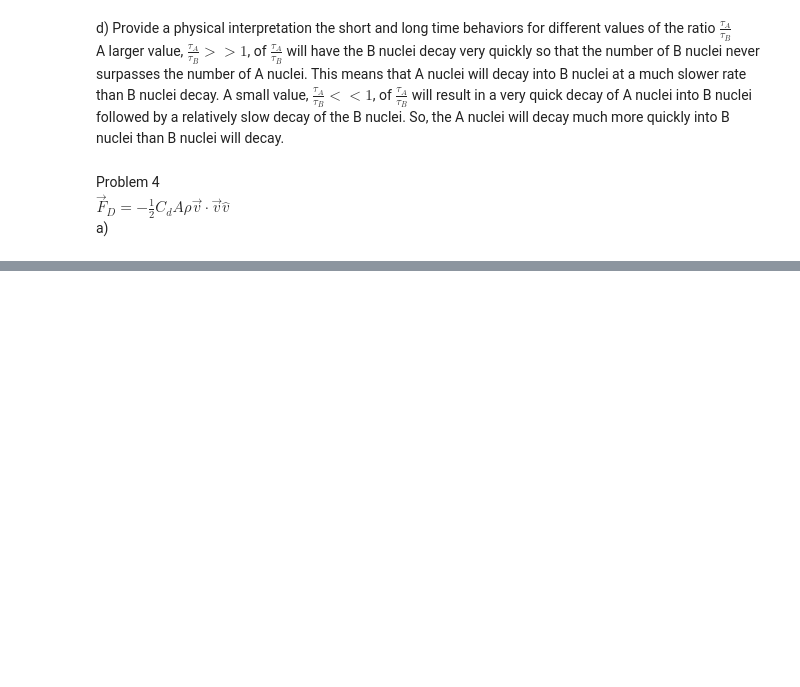
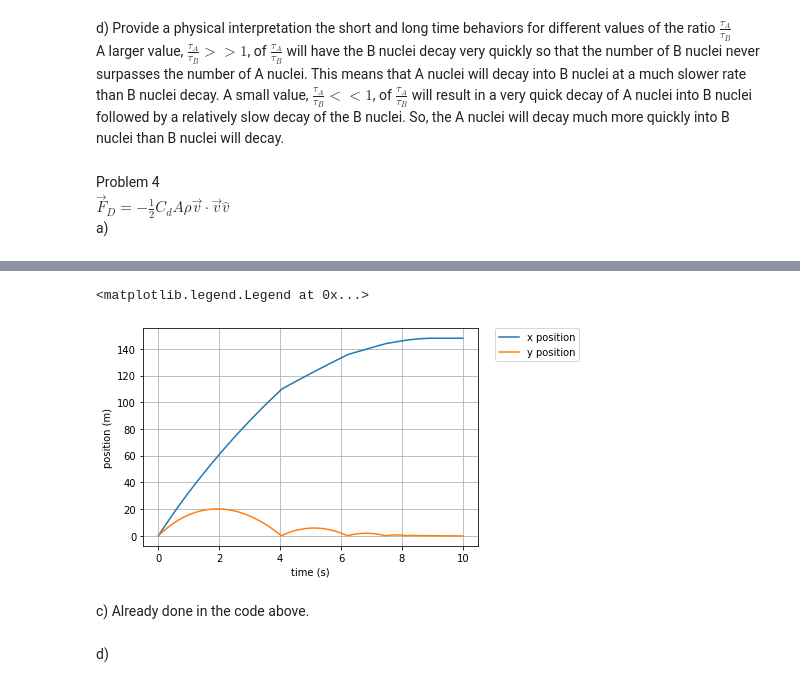
Before and after one commit to calvin-bales/Lectures, a Jupyter notebook: Homework_1.ipynb, the cells around one changed output, grey strips where cells are left out. Saved outputs shown, nothing was run; the diff lists cells and outputs as text; code cells hidden in the pictures; blank space fills up the shorter version.

```diff
--- a/Homework_1.ipynb
+++ b/Homework_1.ipynb
@@ -361,0 +369,14 @@ plt.grid()
+# %%
+plt.plot(ball[0], ball[3], label = 'x position')
+plt.plot(ball[0], ball[4], label = 'y position')
+plt.grid()
+plt.xlabel("time (s)")
+plt.ylabel("position (m)")
+plt.legend(bbox_to_anchor=(1.05, 1), loc='upper left', borderaxespad=0.)
+# %% [output]
+<matplotlib.legend.Legend at 0x...>
+[figure, added]
+# %% [markdown]
+c) Already done in the code above.
+# %% [markdown]
+d)
```
Also changed, not shown: parts of 19 cells of this notebook, 1 other file.
